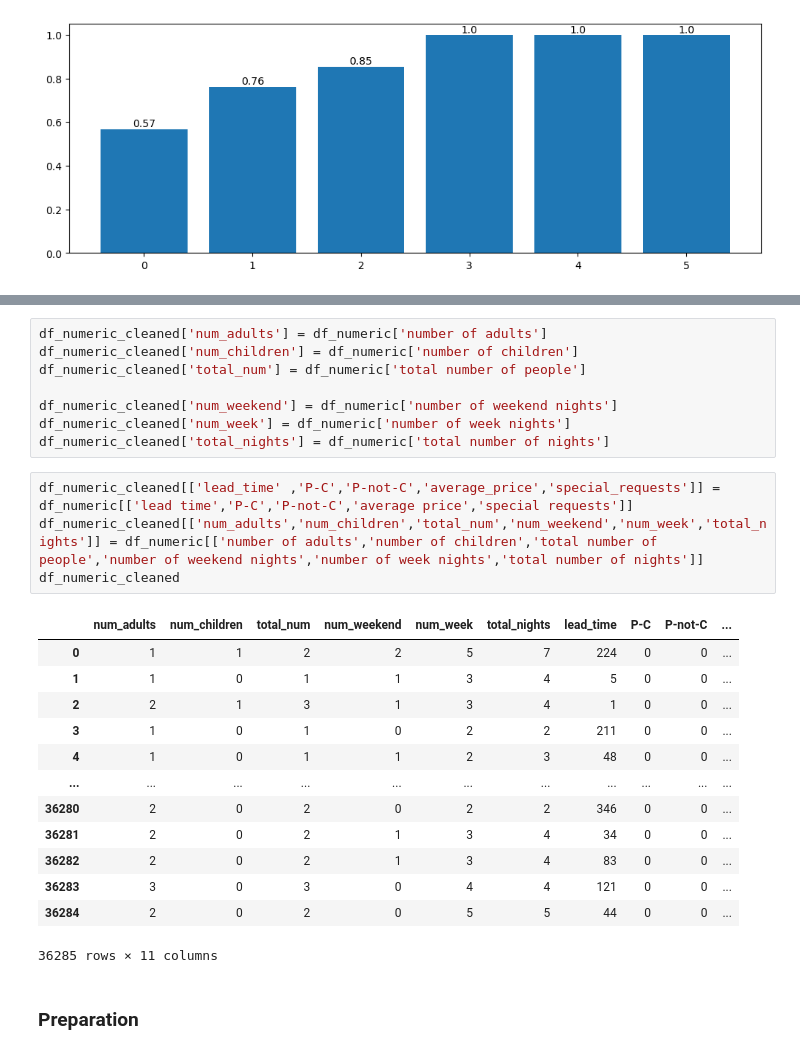
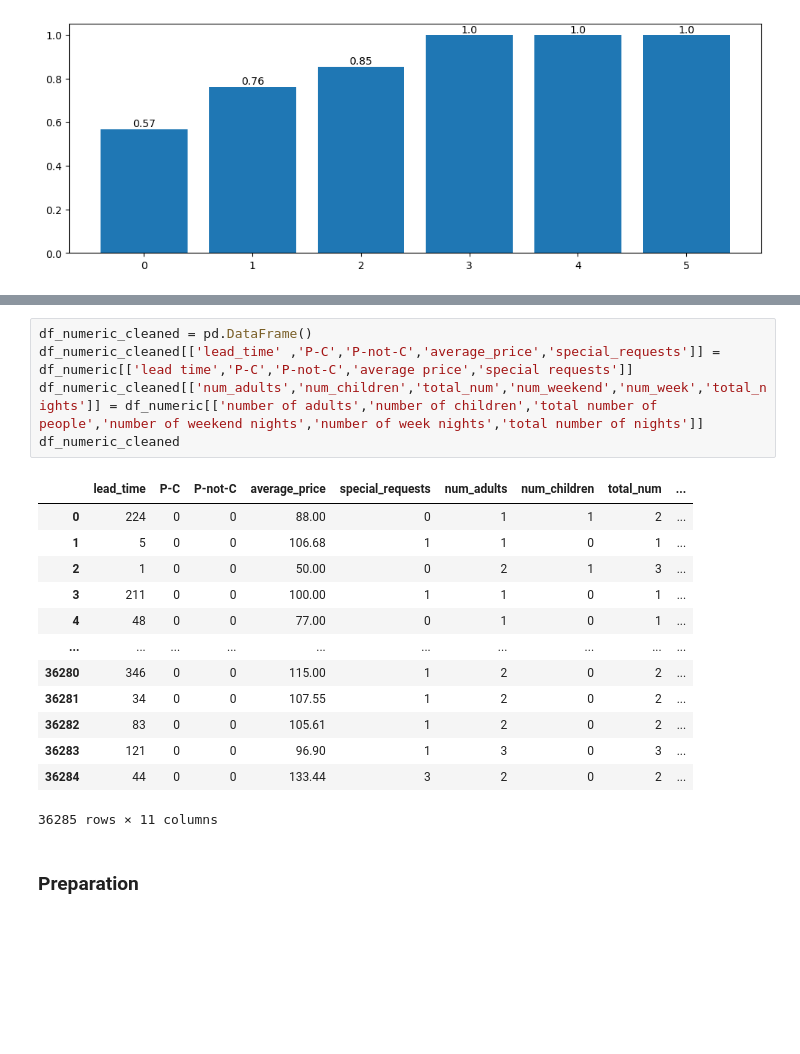
Before and after one commit to zizoisprogramming/Hotel-Reservations, a Jupyter notebook: model-training/hotel-reservation.ipynb, the cells around one changed output, grey strips where cells are left out. Saved outputs shown, nothing was run; the diff lists cells and outputs as text; blank space fills up the shorter version.

```diff
--- a/hotel-reservation.ipynb
+++ b/model-training/hotel-reservation.ipynb
@@ -1158,29 +1157,22 @@ df_numeric_cleaned = pd.DataFrame()
 # %%
-df_numeric_cleaned['num_adults'] = df_numeric['number of adults']
-df_numeric_cleaned['num_children'] = df_numeric['number of children']
-df_numeric_cleaned['total_num'] = df_numeric['total number of people']
-
-df_numeric_cleaned['num_weekend'] = df_numeric['number of weekend nights']
-df_numeric_cleaned['num_week'] = df_numeric['number of week nights']
-df_numeric_cleaned['total_nights'] = df_numeric['total number of nights']
+df_numeric_cleaned = pd.DataFrame()
+df_numeric_cleaned[['lead_time'	,'P-C','P-not-C','average_price','special_requests']] = df_numeric[['lead time','P-C','P-not-C','average price','special requests']]
+df_numeric_cleaned[['num_adults','num_children','total_num','num_weekend','num_week','total_nights']] = df_numeric[['number of adults','number of children','total number of people','number of weekend nights','number of week nights','total number of nights']]
+df_numeric_cleaned
+# %% [output]
+|  | lead_time | P-C | P-not-C | average_price | special_requests | num_adults | num_children | total_num | ... |
+| 0 | 224 | 0 | 0 | 88.00 | 0 | 1 | 1 | 2 | ... |
+| 1 | 5 | 0 | 0 | 106.68 | 1 | 1 | 0 | 1 | ... |
+| 2 | 1 | 0 | 0 | 50.00 | 0 | 2 | 1 | 3 | ... |
+| 3 | 211 | 0 | 0 | 100.00 | 1 | 1 | 0 | 1 | ... |
+| 4 | 48 | 0 | 0 | 77.00 | 0 | 1 | 0 | 1 | ... |
+| ... | ... | ... | ... | ... | ... | ... | ... | ... | ... |
+| 36280 | 346 | 0 | 0 | 115.00 | 1 | 2 | 0 | 2 | ... |
+| 36281 | 34 | 0 | 0 | 107.55 | 1 | 2 | 0 | 2 | ... |
+| 36282 | 83 | 0 | 0 | 105.61 | 1 | 2 | 0 | 2 | ... |
+| 36283 | 121 | 0 | 0 | 96.90 | 1 | 3 | 0 | 3 | ... |
+| 36284 | 44 | 0 | 0 | 133.44 | 3 | 2 | 0 | 2 | ... |
+36285 rows × 11 columns
-# %%
-df_numeric_cleaned[['lead_time'	,'P-C','P-not-C','average_price','special_requests']] = df_numeric[['lead time','P-C','P-not-C','average price','special requests']]
-df_numeric_cleaned[['num_adults','num_children','total_num','num_weekend','num_week','total_nights']] = df_numeric[['number of adults','number of children','total number of people','number of weekend nights','number of week nights','total number of nights']]
-df_numeric_cleaned
-# %% [output]
-|  | num_adults | num_children | total_num | num_weekend | num_week | total_nights | lead_time | P-C | P-not-C | ... |
-| 0 | 1 | 1 | 2 | 2 | 5 | 7 | 224 | 0 | 0 | ... |
-| 1 | 1 | 0 | 1 | 1 | 3 | 4 | 5 | 0 | 0 | ... |
-| 2 | 2 | 1 | 3 | 1 | 3 | 4 | 1 | 0 | 0 | ... |
-| 3 | 1 | 0 | 1 | 0 | 2 | 2 | 211 | 0 | 0 | ... |
-| 4 | 1 | 0 | 1 | 1 | 2 | 3 | 48 | 0 | 0 | ... |
-| ... | ... | ... | ... | ... | ... | ... | ... | ... | ... | ... |
-| 36280 | 2 | 0 | 2 | 0 | 2 | 2 | 346 | 0 | 0 | ... |
-| 36281 | 2 | 0 | 2 | 1 | 3 | 4 | 34 | 0 | 0 | ... |
-| 36282 | 2 | 0 | 2 | 1 | 3 | 4 | 83 | 0 | 0 | ... |
-| 36283 | 3 | 0 | 3 | 0 | 4 | 4 | 121 | 0 | 0 | ... |
-| 36284 | 2 | 0 | 2 | 0 | 5 | 5 | 44 | 0 | 0 | ... |
-36285 rows × 11 columns
 # %% [markdown]
 ### Preparation
 # %%
```
Also changed, not shown: parts of 70 cells of this notebook, 3 other files.
